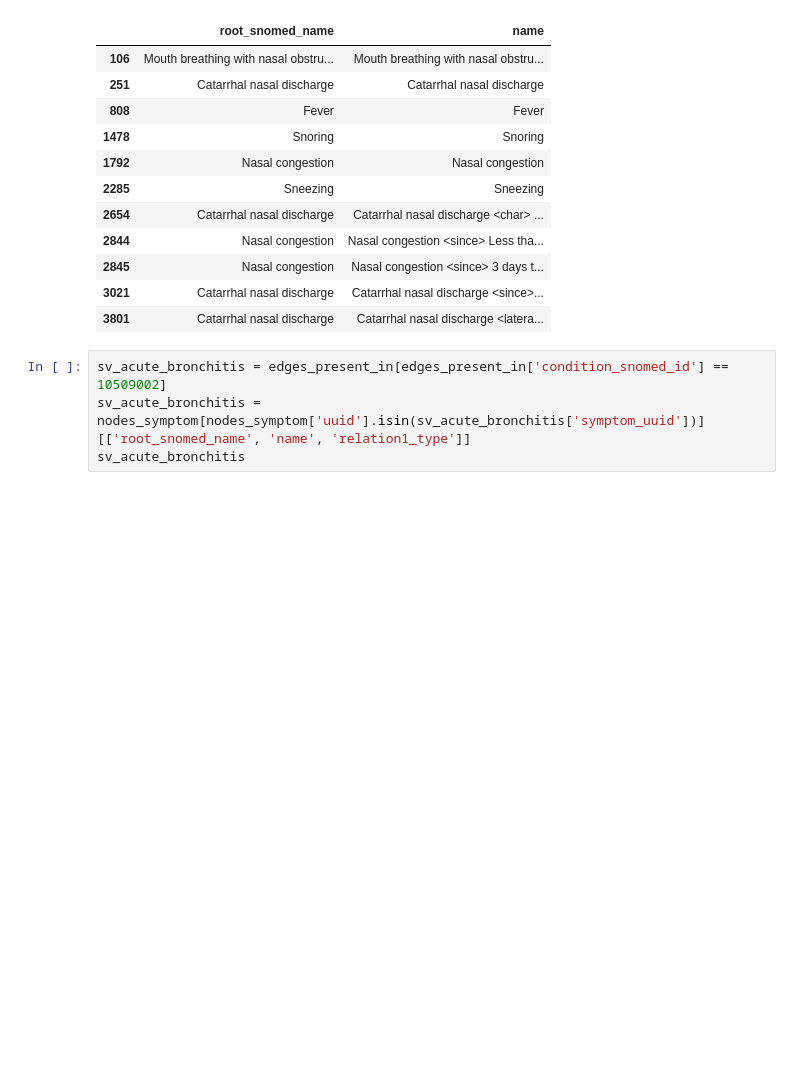
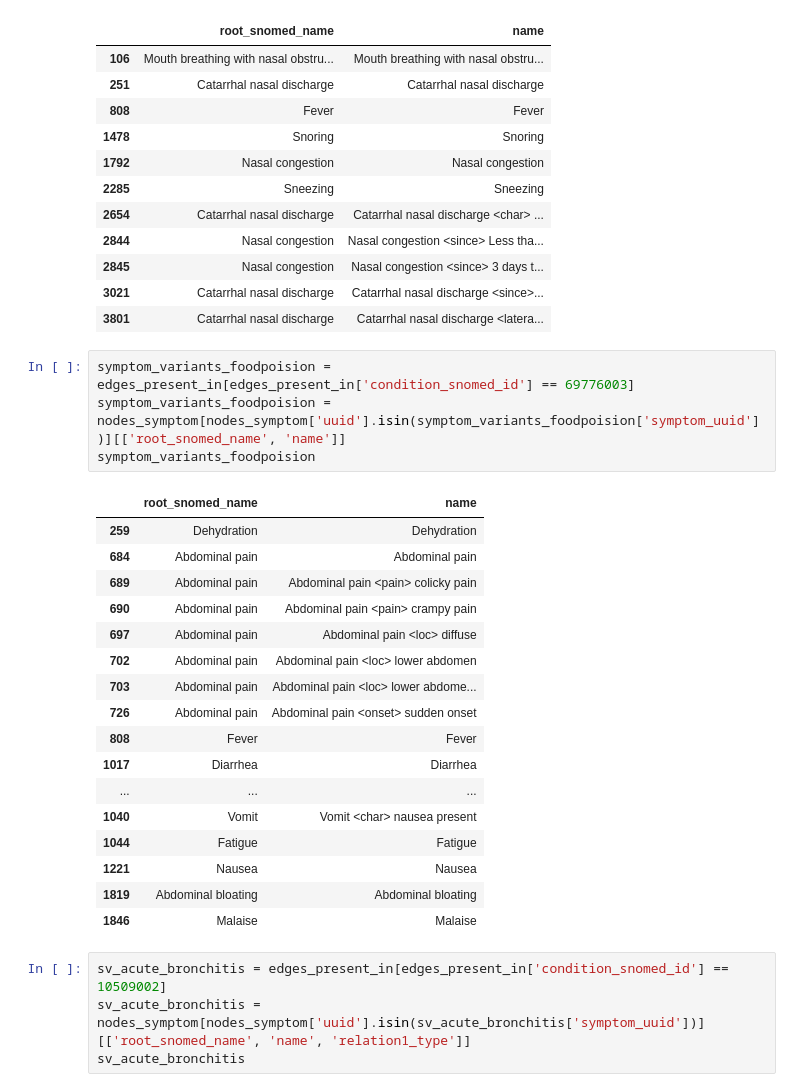
Before and after one commit to AziizDev/Symptom-Checker, a Jupyter notebook: notebooks/test_case_analysis_bodhi.ipynb, the cells around one changed output. Saved outputs shown, nothing was run; the diff lists cells and outputs as text; blank space fills up the shorter version.

```diff
--- a/notebooks/test_case_analysis_bodhi.ipynb
+++ b/notebooks/test_case_analysis_bodhi.ipynb
@@ -74,6 +74,28 @@ symptom_variants_acuterhinitis
 | 2845 | Nasal congestion | Nasal congestion <since> 3 days t... |
 | 3021 | Catarrhal nasal discharge | Catarrhal nasal discharge <since>... |
 | 3801 | Catarrhal nasal discharge | Catarrhal nasal discharge <latera... |
+# %%
+symptom_variants_foodpoision = edges_present_in[edges_present_in['condition_snomed_id'] == 69776003]
+symptom_variants_foodpoision = nodes_symptom[nodes_symptom['uuid'].isin(symptom_variants_foodpoision['symptom_uuid'])][['root_snomed_name', 'name']]
+symptom_variants_foodpoision
+# %% [output]
+|  | root_snomed_name | name |
+| 259 | Dehydration | Dehydration |
+| 684 | Abdominal pain | Abdominal pain |
+| 689 | Abdominal pain | Abdominal pain <pain> colicky pain |
+| 690 | Abdominal pain | Abdominal pain <pain> crampy pain |
+| 697 | Abdominal pain | Abdominal pain <loc> diffuse |
+| 702 | Abdominal pain | Abdominal pain <loc> lower abdomen |
+| 703 | Abdominal pain | Abdominal pain <loc> lower abdome... |
+| 726 | Abdominal pain | Abdominal pain <onset> sudden onset |
+| 808 | Fever | Fever |
+| 1017 | Diarrhea | Diarrhea |
+| ... | ... | ... |
+| 1040 | Vomit | Vomit <char> nausea present |
+| 1044 | Fatigue | Fatigue |
+| 1221 | Nausea | Nausea |
+| 1819 | Abdominal bloating | Abdominal bloating |
+| 1846 | Malaise | Malaise |
 # %%
 sv_acute_bronchitis = edges_present_in[edges_present_in['condition_snomed_id'] == 10509002]
 sv_acute_bronchitis = nodes_symptom[nodes_symptom['uuid'].isin(sv_acute_bronchitis['symptom_uuid'])][['root_snomed_name', 'name', 'relation1_type']]
```
Also changed, not shown: 13 other files.
